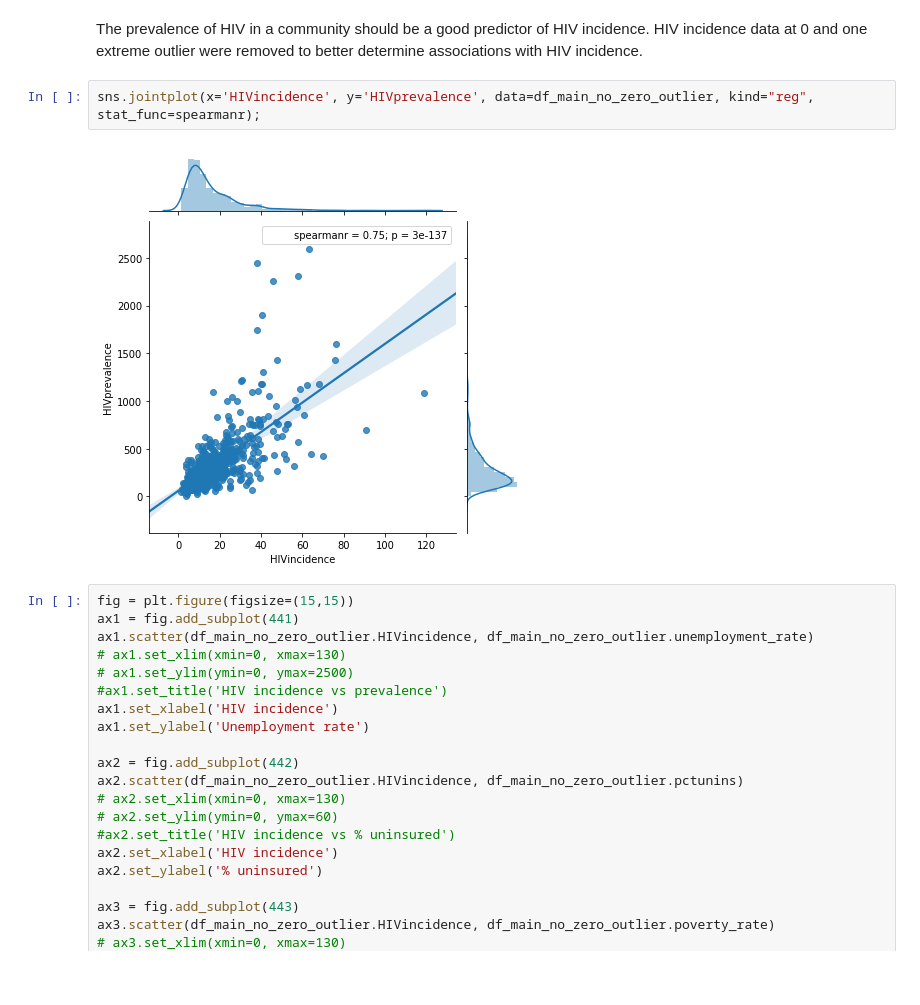
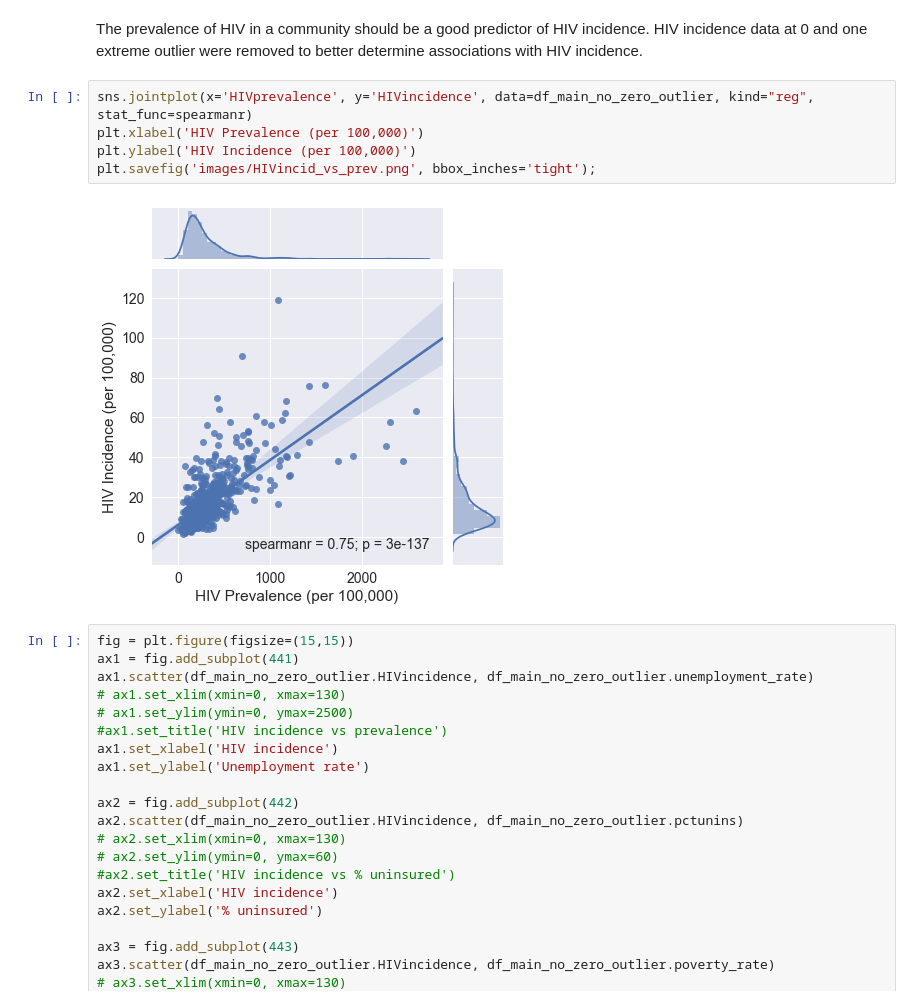
Before and after one commit to elogue01/Forecasting-HIV-Infections, a Jupyter notebook: EDA-presentation.ipynb, the cells around one changed output. Cells and saved outputs as stored; diff of their text form; blank space fills up the shorter version.

```diff
--- a/EDA-presentation.ipynb
+++ b/EDA-presentation.ipynb
@@ -154,10 +154,13 @@ Text(0,0.5,'HIV prevalence')
 [figure]
 # %% [markdown]
 The prevalence of HIV in a community should be a good predictor of HIV incidence.  HIV incidence data at 0 and one extreme outlier were removed to better determine associations with HIV incidence.
-# %%
-sns.jointplot(x='HIVincidence', y='HIVprevalence', data=df_main_no_zero_outlier, kind="reg", stat_func=spearmanr);
-# %% [output]
-[figure, removed]
+# %%
+sns.jointplot(x='HIVprevalence', y='HIVincidence', data=df_main_no_zero_outlier, kind="reg", stat_func=spearmanr)
+plt.xlabel('HIV Prevalence (per 100,000)')
+plt.ylabel('HIV Incidence (per 100,000)')
+plt.savefig('images/HIVincid_vs_prev.png', bbox_inches='tight');
+# %% [output]
+[figure, added]
 # %%
 fig = plt.figure(figsize=(15,15))
 ax1 = fig.add_subplot(441)
```
Also changed, not shown: parts of 6 cells of this notebook, 1 other file.
